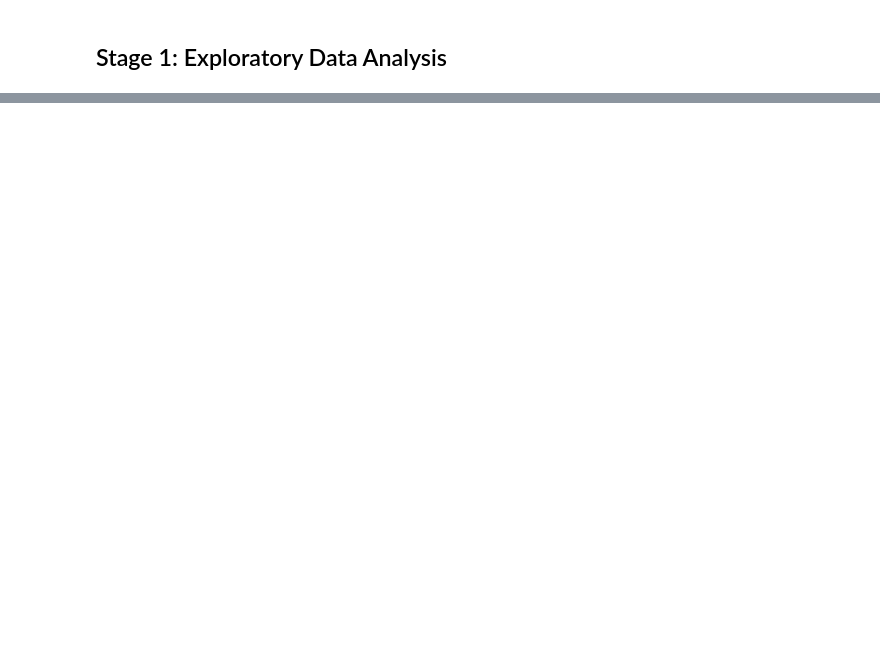
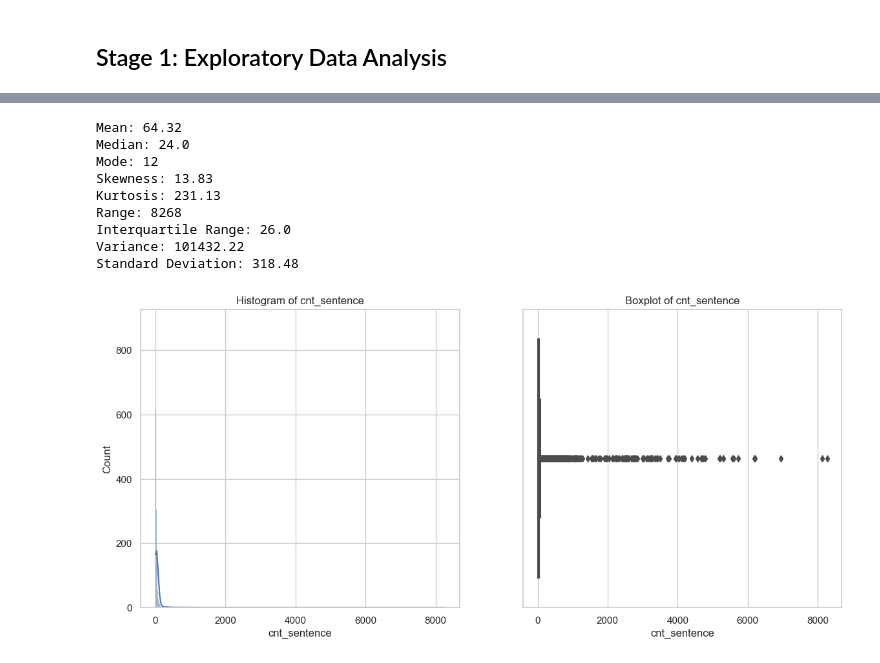
Before and after one commit to syX113/hslu-nlp, a Jupyter notebook: stage1/01-data-exploration-and-visualization.ipynb, the cells around one changed output, grey strips where cells are left out. Cells and saved outputs as stored; diff of their text form; code cells hidden in the pictures; blank space fills up the shorter version.

Commit message:
added functions for general statistical properties and added first plots

```diff
--- a/stage1/01-data-exploration-and-visualization.ipynb
+++ b/stage1/01-data-exploration-and-visualization.ipynb
@@ -59,0 +19,7 @@ Text Specific:
+# %%
+# Load the preprocessed data
+cleaned_data = pd.read_csv('../data/checkpoints/enriched_cleaned_data.csv', delimiter = '|')
+# %%
+# Set the theme and figisze for a unique plot appearence
+sns.set_theme(style="whitegrid")
+plt.rcParams["figure.figsize"] = (10, 6)
@@ -59,0 +72,34 @@ Text Specific:
+# %%
+# Define a function to plot histograms and boxplots
+def plot_basic_hist_and_box(column, data):
+    plt.figure(figsize=(14, 6))
+    plt.subplot(1, 2, 1)
+    sns.histplot(data[column], kde=True)
+    plt.title(f"Histogram of {column}")
+    plt.subplot(1, 2, 2)
+    sns.boxplot(x=data[column])
+    plt.title(f"Boxplot of {column}")
+    plt.show()
+
+# Calculate measures of central tendency, skewness, and kurtosis
+def calculate_basic_statistical_properties(column, data):
+    mean = data[column].mean()
+    median = data[column].median()
+    mode = data[column].mode().values[0]
+    skewness = skew(data[column].dropna())
+    kurt = kurtosis(data[column].dropna())
+
+    print(f"Mean: {round(mean,2)}\nMedian: {round(median,2)}\nMode: {round(mode,2)}\nSkewness: {round(skewness,2)}\nKurtosis: {round(kurt,2)}")
+
+# Measures of dispersion (range, interquartile range, variance, and standard deviation)
+def calulate_dispersion_measures(column, data):
+    min_value = data[column].min()
+    max_value = data[column].max()
+    range_value = max_value - min_value
+    q1 = data[column].quantile(0.25)
+    q3 = data[column].quantile(0.75)
+    iqr = q3 - q1
+    variance = data[column].var()
+    std_dev = data[column].std()
+
+    print(f"Range: {round(range_value,2)}\nInterquartile Range: {round(iqr,2)}\nVariance: {round(variance,2)}\nStandard Deviation: {round(std_dev,2)}")
@@ -59,0 +123,15 @@ Text Specific:
+# %%
+calculate_basic_statistical_properties('cnt_sentence', cleaned_data)
+calulate_dispersion_measures('cnt_sentence', cleaned_data)
+plot_basic_hist_and_box('cnt_sentence', cleaned_data)
+# %% [output]
+Mean: 64.32
+Median: 24.0
+Mode: 12
+Skewness: 13.83
+Kurtosis: 231.13
+Range: 8268
+Interquartile Range: 26.0
+Variance: 101432.22
+Standard Deviation: 318.48
+[figure, added]
```
Also changed, not shown: parts of 39 cells of this notebook.
